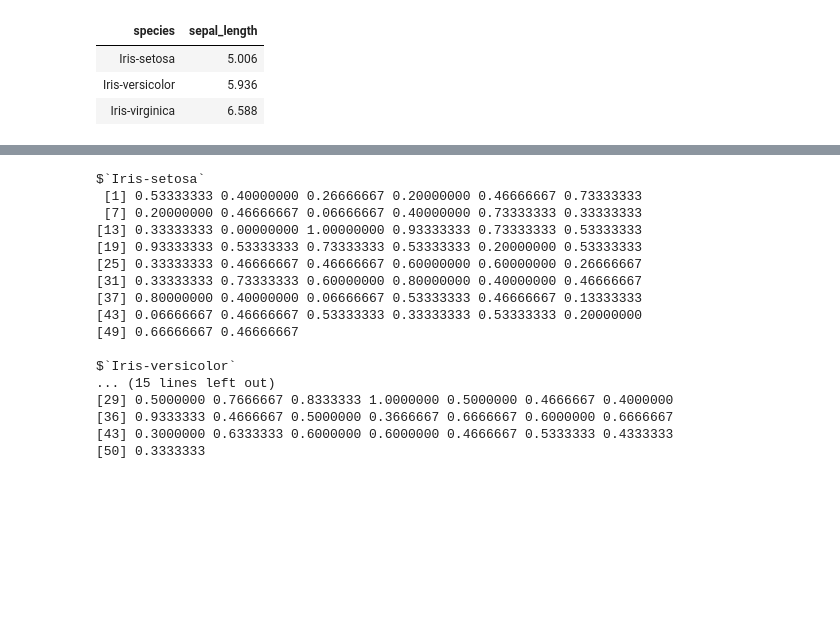
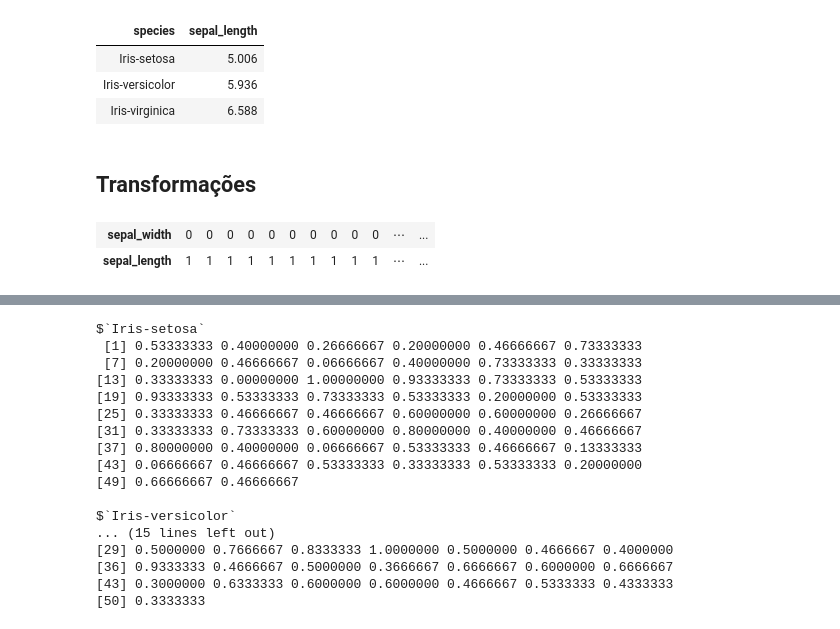
Before and after one commit to raphaelcampos/introducao-linguagens-estatisticas, a Jupyter notebook: R/aula_02/estruturas_dados_avancadas.ipynb, the cells around one changed output, grey strips where cells are left out. Drawn from its saved outputs; the diff is of its cells as text; code cells hidden in the pictures; blank space fills up the shorter version.

```diff
--- a/R/aula_02/estruturas_dados_avancadas.ipynb
+++ b/R/aula_02/estruturas_dados_avancadas.ipynb
@@ -478,3 +478,14 @@ aggregate(sepal_length ~ species, df, mean)
 | Iris-setosa | 5.006 |
 | Iris-versicolor | 5.936 |
 | Iris-virginica | 6.588 |
+# %% [markdown]
+## Transformações
+# %%
+# eixo 1 a função recebe linha a linha
+# vamos então transformar as colunas numéricas
+# deixando seus valores numa escala entre 0 e 1
+apply(df[,c('sepal_width', 'sepal_length')],
+      1, function(x) {(x - min(x)) / (max(x) - min(x))})
+# %% [output]
+| sepal_width | 0 | 0 | 0 | 0 | 0 | 0 | 0 | 0 | 0 | 0 | ⋯ | ... |
+| sepal_length | 1 | 1 | 1 | 1 | 1 | 1 | 1 | 1 | 1 | 1 | ⋯ | ... |
```
Also changed, not shown: parts of 3 cells of this notebook, 4 other files.
